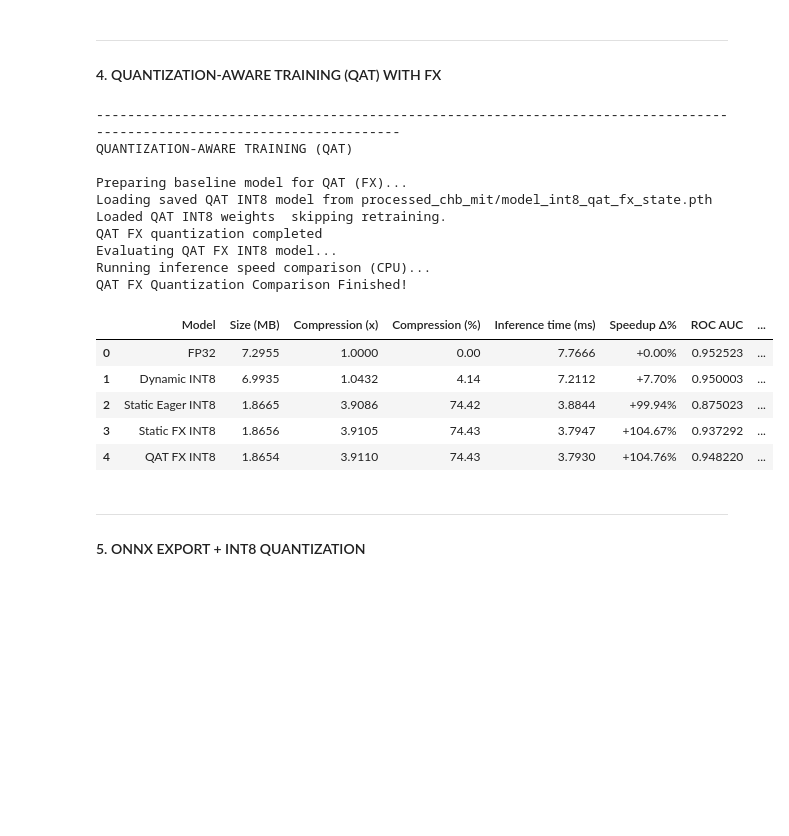
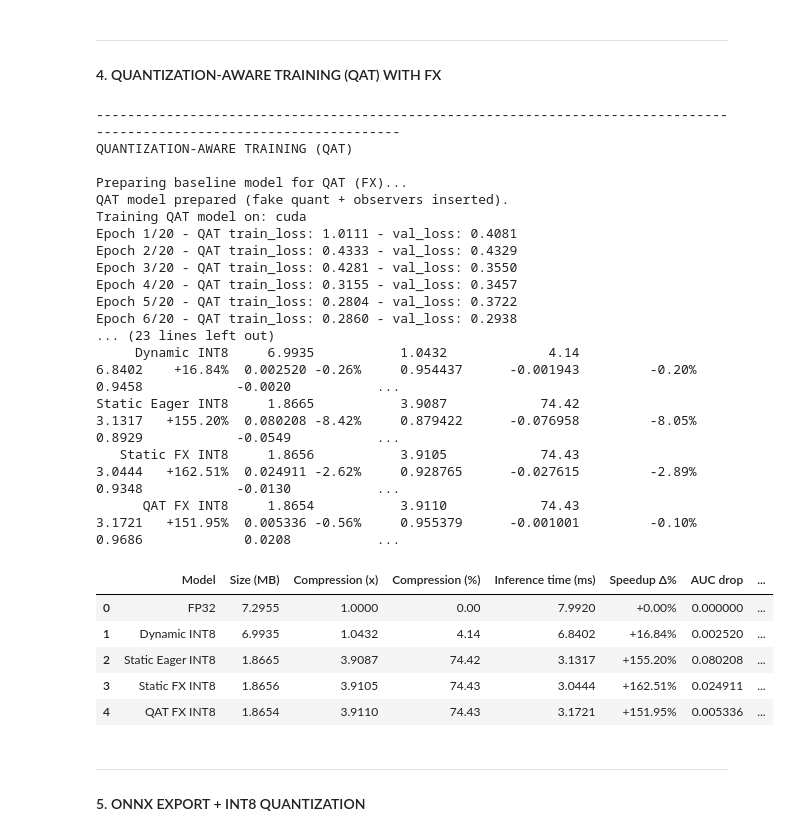
Before and after one commit to GoelPri25/brain-inspired-computing, a Jupyter notebook: Interactive - quantization.py.ipynb, the cells around one changed output. Cells and saved outputs as stored; diff of their text form; code cells hidden in the pictures; blank space fills up the shorter version.

```diff
--- a/Interactive - quantization.py.ipynb
+++ b/Interactive - quantization.py.ipynb
@@ -33,6 +33,11 @@ warnings.filterwarnings("ignore", category=DeprecationWarning)
 warnings.filterwarnings("ignore", message="TypedStorage is deprecated")
 warnings.filterwarnings("ignore", message="Please use quant_min and quant_max to specify the range for observers")
 warnings.filterwarnings("ignore", message="must run observer before calling calculate_qparams")
+
+pd.set_option("display.max_rows", None)
+pd.set_option("display.max_columns", None)
+pd.set_option("display.max_colwidth", None)
+pd.set_option("display.expand_frame_repr", False)
 # %% [markdown]
  ---
  ### 1. CONFIGURATION
@@ -1603,46 +1842,54 @@ if model_int8_qat is None:
     print("QAT INT8 model unavailable skipping evaluation/comparison.")
     qat_auc = None
     qat_time = None
 else:
     # -----------------------------
     # 6. Evaluate AUC on test set
     # -----------------------------
     print("QAT FX quantization completed")
 
     # Save & measure size
     qat_int8_path = os.path.join(PROCESSED_DIR, "model_int8_qat_state.pth")
     qat_int8_size = _save_state_dict_get_size_mb(model_int8_qat.state_dict(), qat_int8_path)
 
     print("Evaluating QAT FX INT8 model...")
     qat_auc = evaluate_model_torch(model_int8_qat, X_test, y_test, device="cpu")
 
     print("Running inference speed comparison (CPU)...")
     qat_time = measure_avg_inference_time(model_int8_qat, X_test, n_repeats=2, device="cpu")
 
     # Add to results table
-    add("QAT FX INT8", qat_int8_size, qat_auc, qat_time)
+    add("QAT FX INT8", model=model_int8_qat, size=qat_int8_size, inference_time=qat_time)
 
     # Show updated results DataFrame
     print("QAT FX Quantization Comparison Finished!")
 
+print(results_df.to_string(index=False))
 results_df
 # %% [output]
 ------------------------------------------------------------------------------------------------------------------------
 QUANTIZATION-AWARE TRAINING (QAT)
 
 Preparing baseline model for QAT (FX)...
-Loading saved QAT INT8 model from processed_chb_mit/model_int8_qat_fx_state.pth
-Loaded QAT INT8 weights  skipping retraining.
-QAT FX quantization completed
-Evaluating QAT FX INT8 model...
-Running inference speed comparison (CPU)...
-QAT FX Quantization Comparison Finished!
+QAT model prepared (fake quant + observers inserted).
+Training QAT model on: cuda
+Epoch 1/20 - QAT train_loss: 1.0111 - val_loss: 0.4081
+Epoch 2/20 - QAT train_loss: 0.4333 - val_loss: 0.4329
+Epoch 3/20 - QAT train_loss: 0.4281 - val_loss: 0.3550
+Epoch 4/20 - QAT train_loss: 0.3155 - val_loss: 0.3457
+Epoch 5/20 - QAT train_loss: 0.2804 - val_loss: 0.3722
+Epoch 6/20 - QAT train_loss: 0.2860 - val_loss: 0.2938
+... (23 lines left out)
+     Dynamic INT8     6.9935           1.0432             4.14               6.8402    +16.84%  0.002520 -0.26%     0.954437      -0.001943         -0.20%           0.9458            -0.0020           ...
+Static Eager INT8     1.8665           3.9087            74.42               3.1317   +155.20%  0.080208 -8.42%     0.879422      -0.076958         -8.05%           0.8929            -0.0549           ...
+   Static FX INT8     1.8656           3.9105            74.43               3.0444   +162.51%  0.024911 -2.62%     0.928765      -0.027615         -2.89%           0.9348            -0.0130           ...
+      QAT FX INT8     1.8654           3.9110            74.43               3.1721   +151.95%  0.005336 -0.56%     0.955379      -0.001001         -0.10%           0.9686             0.0208           ...
-|  | Model | Size (MB) | Compression (x) | Compression (%) | Inference time (ms) | Speedup Δ% | ROC AUC | ... |
-| 0 | FP32 | 7.2955 | 1.0000 | 0.00 | 7.7666 | +0.00% | 0.952523 | ... |
-| 1 | Dynamic INT8 | 6.9935 | 1.0432 | 4.14 | 7.2112 | +7.70% | 0.950003 | ... |
-| 2 | Static Eager INT8 | 1.8665 | 3.9086 | 74.42 | 3.8844 | +99.94% | 0.875023 | ... |
-| 3 | Static FX INT8 | 1.8656 | 3.9105 | 74.43 | 3.7947 | +104.67% | 0.937292 | ... |
-| 4 | QAT FX INT8 | 1.8654 | 3.9110 | 74.43 | 3.7930 | +104.76% | 0.948220 | ... |
+|  | Model | Size (MB) | Compression (x) | Compression (%) | Inference time (ms) | Speedup Δ% | AUC drop | ... |
+| 0 | FP32 | 7.2955 | 1.0000 | 0.00 | 7.9920 | +0.00% | 0.000000 | ... |
+| 1 | Dynamic INT8 | 6.9935 | 1.0432 | 4.14 | 6.8402 | +16.84% | 0.002520 | ... |
+| 2 | Static Eager INT8 | 1.8665 | 3.9087 | 74.42 | 3.1317 | +155.20% | 0.080208 | ... |
+| 3 | Static FX INT8 | 1.8656 | 3.9105 | 74.43 | 3.0444 | +162.51% | 0.024911 | ... |
+| 4 | QAT FX INT8 | 1.8654 | 3.9110 | 74.43 | 3.1721 | +151.95% | 0.005336 | ... |
 # %% [markdown]
  ---
 #### 5. ONNX EXPORT + INT8 QUANTIZATION
```
Also changed, not shown: parts of 14 cells of this notebook, 1 other file.
